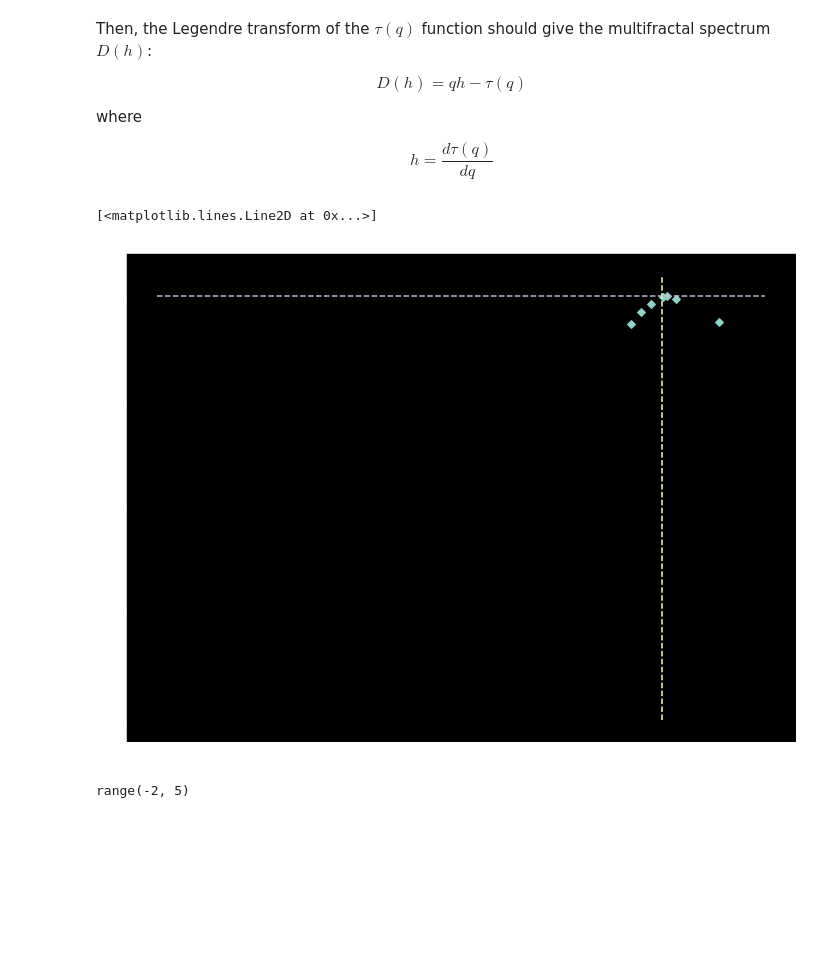
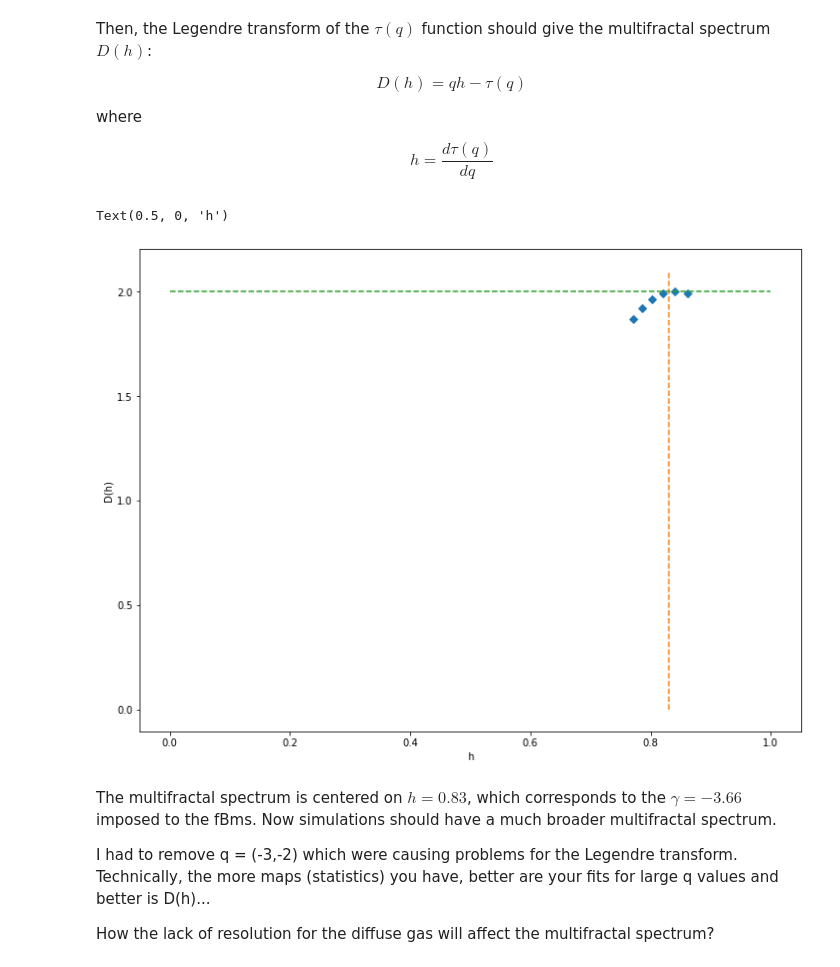
Before and after one commit to hoangducthuong/notebooks, a Jupyter notebook: multifractal/gamma_vs_h.ipynb, the cells around one changed output. Cells and saved outputs as stored; diff of their text form; code cells hidden in the pictures; blank space fills up the shorter version.

```diff
--- a/multifractal/gamma_vs_h.ipynb
+++ b/multifractal/gamma_vs_h.ipynb
@@ -39,7 +39,6 @@ So comparing these equations, the Hölder exponent should correspond to
 $$\sum_{\mathbf{x}} |\tilde{f}(l,\mathbf{x})| \propto l^h$$
 # %%
 %pylab inline
-plt.style.use(['dark_background'])
 
 from pywavan import fbm2d, powspec, fan_trans
 # %% [output]
@@ -152,21 +164,26 @@ $$h = \frac{d\tau(q)}{dq}$$
 # %%
 from scipy import interpolate
 # %%
-tck = interpolate.splrep(q[1:],tauq[1:])
-holder = interpolate.splev(q[1:],tck,der=1)
+#Derivative of tau(q)
+tck = interpolate.splrep(q[2:],tauq[2:])
+holder = interpolate.splev(q[2:],tck,der=1)
 
-Dh = q[1:] * holder - tauq[1:]
+Dh = q[2:] * holder - tauq[2:]
 
 figure(figsize(12,9))
 plot(holder,Dh,'D')
 plot([h,h],[0.,2.1],'--')
 plot([0.0,1.0],[2.,2.],'--')
+ylabel('D(h)')
+xlabel('h')
 #xlim((0.0,1.0))
 #ylim((-1.75,0.1))
 # %% [output]
-[<matplotlib.lines.Line2D at 0x...>]
+Text(0.5, 0, 'h')
-[figure, old version]
+[figure, new version]
-# %%
-q[1:]
-# %% [output]
-range(-2, 5)
+# %% [markdown]
+The multifractal spectrum is centered on $h=0.83$, which corresponds to the $\gamma = -3.66$ imposed to the fBms. Now simulations should have a much broader multifractal spectrum.
+
+I had to remove q = (-3,-2) which were causing problems for the Legendre transform. Technically, the more maps (statistics) you have, better are your fits for large q values and better is D(h)...
+
+How the lack of resolution for the diffuse gas will affect the multifractal spectrum?
```
Also changed, not shown: parts of 2 cells of this notebook.
